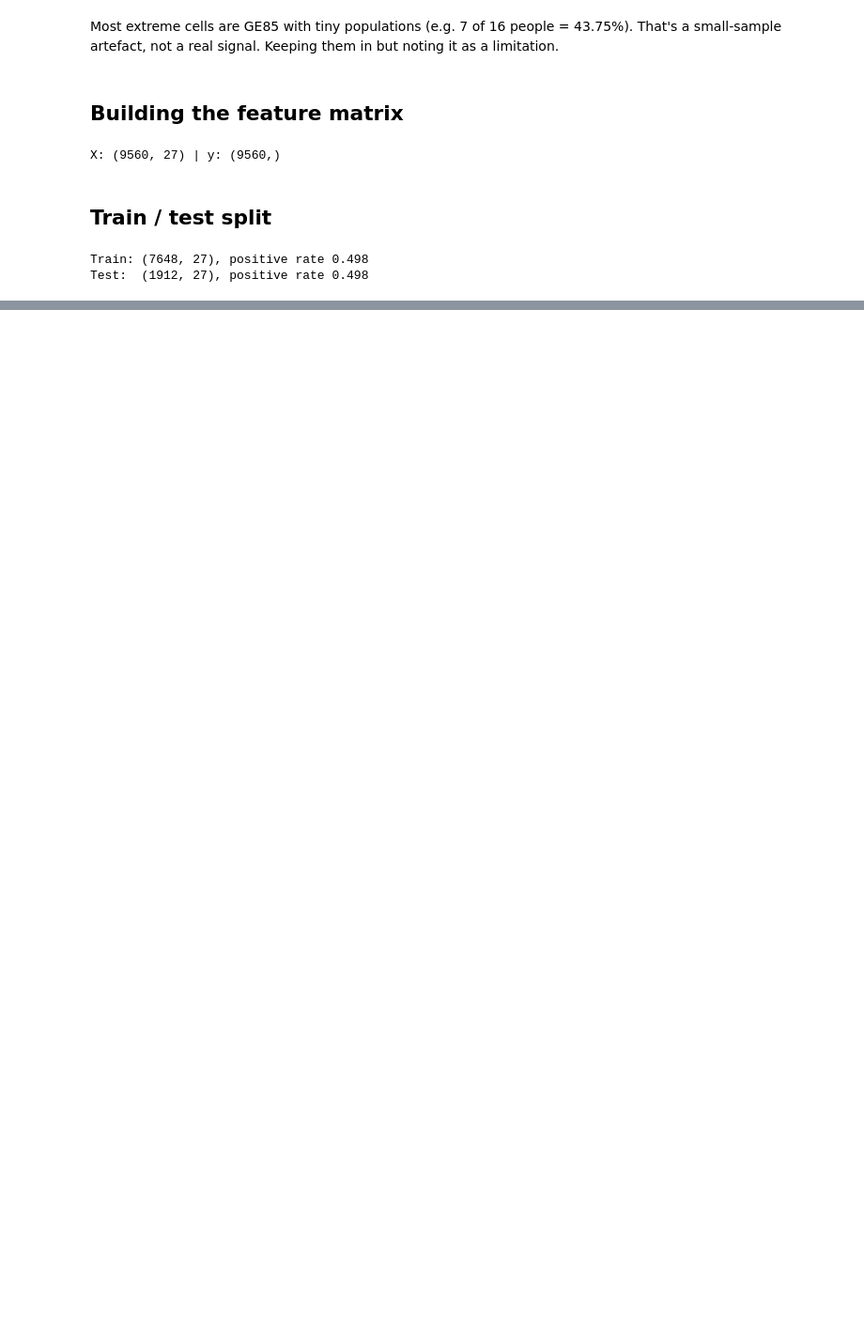
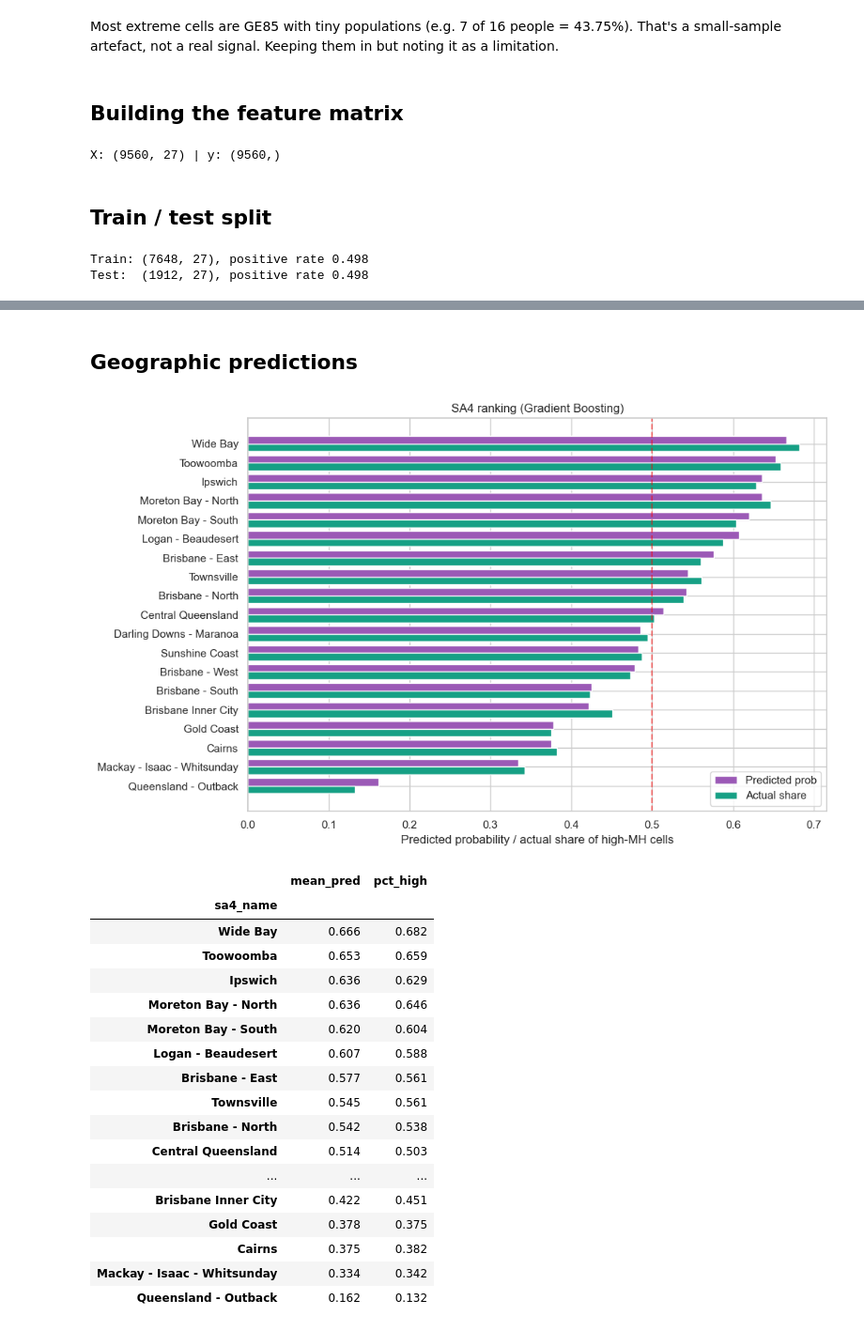
Before and after one commit to soomansapkota/PRT564-Data-Analytics-and-Visualisation-Assessment-4, a Jupyter notebook: PRT564_Assessment4.ipynb, the cells around one changed output, grey strips where cells are left out. Shown at 94% size. Cells and saved outputs as stored; diff of their text form; code cells hidden in the pictures; blank space fills up the shorter version.

```diff
--- a/PRT564_Assessment4.ipynb
+++ b/PRT564_Assessment4.ipynb
@@ -382,0 +437,12 @@ Test:  (1912, 27), positive rate 0.498
+# %%
+svm_pipe = Pipeline([('prep', preprocessor),
+                     ('clf', SVC(kernel='rbf', probability=True, random_state=42))])
+
+svm_grid = {'clf__C': [1.0, 5.0]}
+
+svm_search = GridSearchCV(svm_pipe, svm_grid, scoring='roc_auc', cv=cv, n_jobs=-1)
+svm_search.fit(X_train, y_train)
+
+print('Best SVM params:', svm_search.best_params_)
+print(f'Best SVM CV ROC-AUC: {svm_search.best_score_:.4f}')
+best_svm = svm_search.best_estimator_
@@ -382,0 +537,5 @@ Test:  (1912, 27), positive rate 0.498
+# %%
+winner_name = results['roc_auc'].idxmax()
+winner = models[winner_name]
+print(f'Winner: {winner_name}\n')
+print(classification_report(y_test, winner.predict(X_test), target_names=['Low', 'High']))
@@ -382,0 +601,46 @@ Test:  (1912, 27), positive rate 0.498
+# %% [markdown]
+## Geographic predictions
+# %%
+all_proba = winner.predict_proba(X)[:, 1]
+geo = pd.DataFrame({'sa4_name': wide['sa4_name'].values,
+                    'pred_prob': all_proba,
+                    'actual_high': y.values})
+sa4_pred = geo.groupby('sa4_name').agg(mean_pred=('pred_prob', 'mean'),
+                                       pct_high=('actual_high', 'mean'))
+sa4_pred = sa4_pred.sort_values('mean_pred', ascending=False)
+
+fig, ax = plt.subplots(figsize=(10.5, 6.5))
+x = np.arange(len(sa4_pred))
+ax.barh(x - 0.2, sa4_pred['mean_pred'], height=0.4,
+        label='Predicted prob', color='#9b59b6')
+ax.barh(x + 0.2, sa4_pred['pct_high'], height=0.4,
+        label='Actual share', color='#16a085')
+ax.set_yticks(x); ax.set_yticklabels(sa4_pred.index)
+ax.invert_yaxis()
+ax.axvline(0.5, color='red', linestyle='--', alpha=0.5)
+ax.set_xlabel('Predicted probability / actual share of high-MH cells')
+ax.set_title(f'SA4 ranking ({winner_name})')
+ax.legend()
+plt.tight_layout()
+plt.show()
+sa4_pred.round(3)
+# %% [output]
+[figure, added]
+|  | mean_pred | pct_high |
+| sa4_name |  |  |
+| Wide Bay | 0.666 | 0.682 |
+| Toowoomba | 0.653 | 0.659 |
+| Ipswich | 0.636 | 0.629 |
+| Moreton Bay - North | 0.636 | 0.646 |
+| Moreton Bay - South | 0.620 | 0.604 |
+| Logan - Beaudesert | 0.607 | 0.588 |
+| Brisbane - East | 0.577 | 0.561 |
+| Townsville | 0.545 | 0.561 |
+| Brisbane - North | 0.542 | 0.538 |
+| Central Queensland | 0.514 | 0.503 |
+| ... | ... | ... |
+| Brisbane Inner City | 0.422 | 0.451 |
+| Gold Coast | 0.378 | 0.375 |
+| Cairns | 0.375 | 0.382 |
+| Mackay - Isaac - Whitsunday | 0.334 | 0.342 |
+| Queensland - Outback | 0.162 | 0.132 |
```
Also changed, not shown: parts of 30 cells of this notebook, 1 other file.
